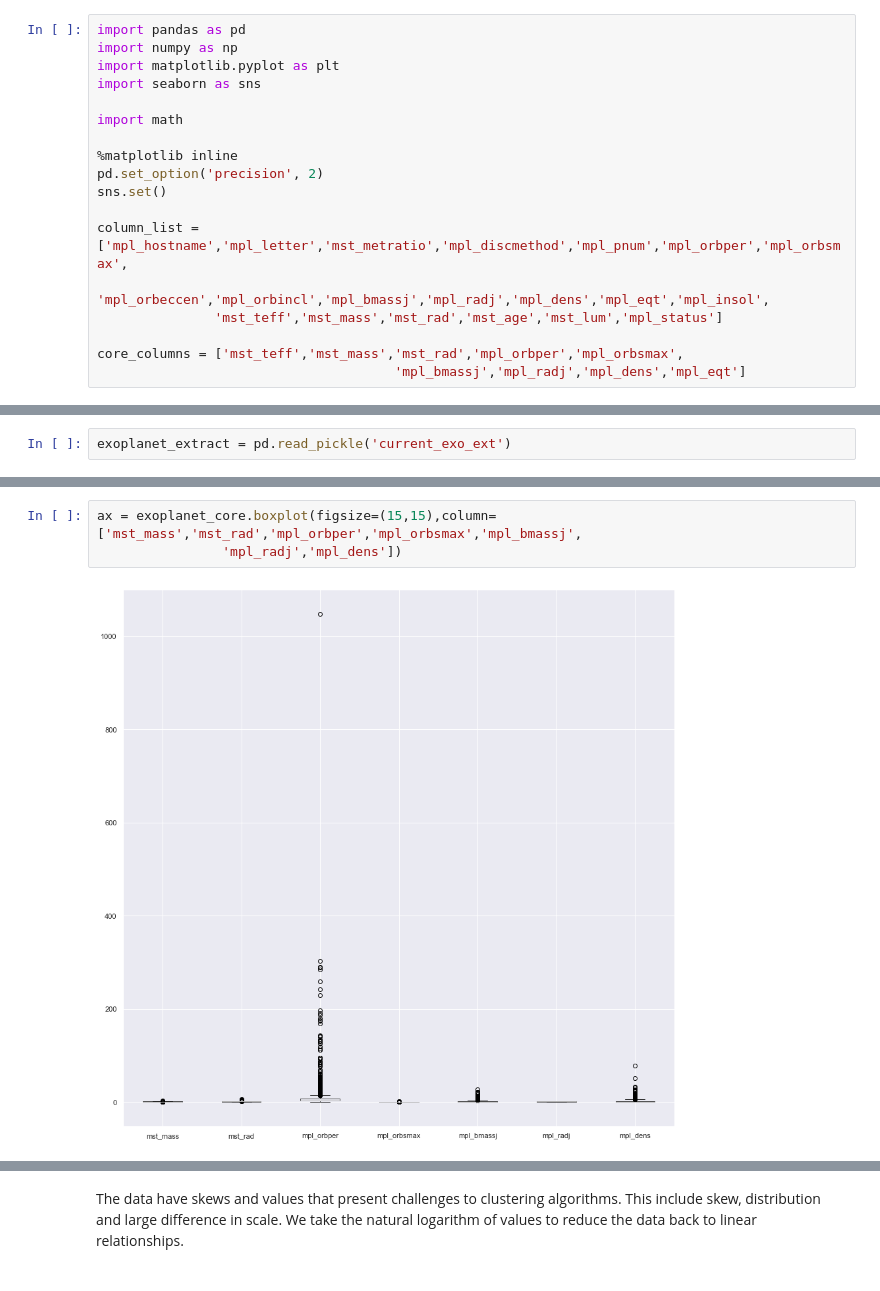
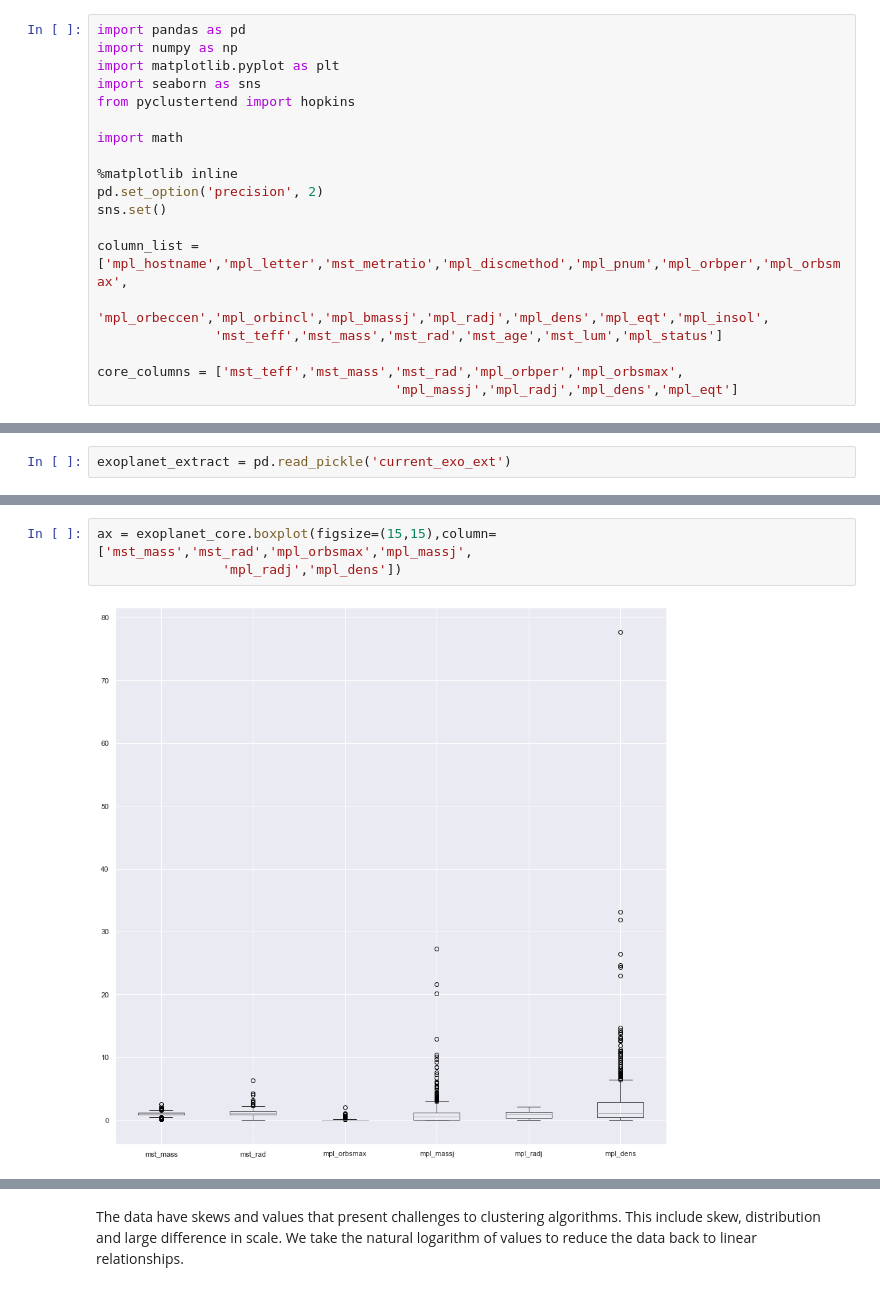
Before and after one commit to crankymax/USQ_CSC8004_exoplanets, a Jupyter notebook: Exploratory Data Analysis.ipynb, the cells around one changed output, grey strips where cells are left out. Saved outputs shown, nothing was run; the diff lists cells and outputs as text.

```diff
--- a/Exploratory Data Analysis.ipynb
+++ b/Exploratory Data Analysis.ipynb
@@ -3,6 +6,7 @@ import pandas as pd
 import numpy as np
 import matplotlib.pyplot as plt
 import seaborn as sns
+from pyclustertend import hopkins
 
 import math
 
@@ -15,7 +19,7 @@ column_list = ['mpl_hostname','mpl_letter','mst_metratio','mpl_discmethod','mpl_
                'mst_teff','mst_mass','mst_rad','mst_age','mst_lum','mpl_status']
 
 core_columns = ['mst_teff','mst_mass','mst_rad','mpl_orbper','mpl_orbsmax',
-                                      'mpl_bmassj','mpl_radj','mpl_dens','mpl_eqt']
+                                      'mpl_massj','mpl_radj','mpl_dens','mpl_eqt']
 # %% [markdown]
 Read the file containing the last data to be extracted from the archive.
 # %%
@@ -58,8 +70,8 @@ ax = exoplanet_core.boxplot(figsize=(15,15),column=['mst_teff','mpl_eqt'])
 # %%
-ax = exoplanet_core.boxplot(figsize=(15,15),column=['mst_mass','mst_rad','mpl_orbper','mpl_orbsmax','mpl_bmassj',
+ax = exoplanet_core.boxplot(figsize=(15,15),column=['mst_mass','mst_rad','mpl_orbsmax','mpl_massj',
                 'mpl_radj','mpl_dens'])
 # %% [output]
-[figure, old version]
+[figure, new version]
 # %%
 fig, axes = plt.subplots(figsize=(15,5),nrows=1, ncols=2, sharey=True)
 exoplanet_core.hist(column=['mst_teff','mpl_eqt'], ax=axes)
```
Also changed, not shown: parts of 28 cells of this notebook, 12 other files.
